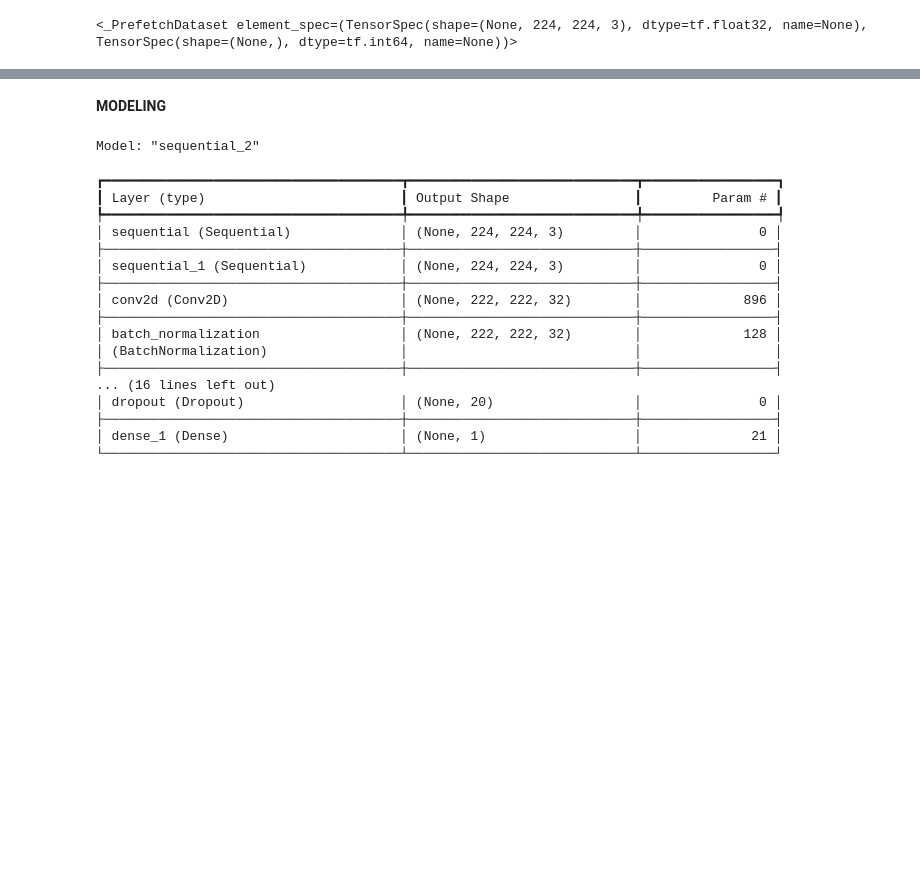
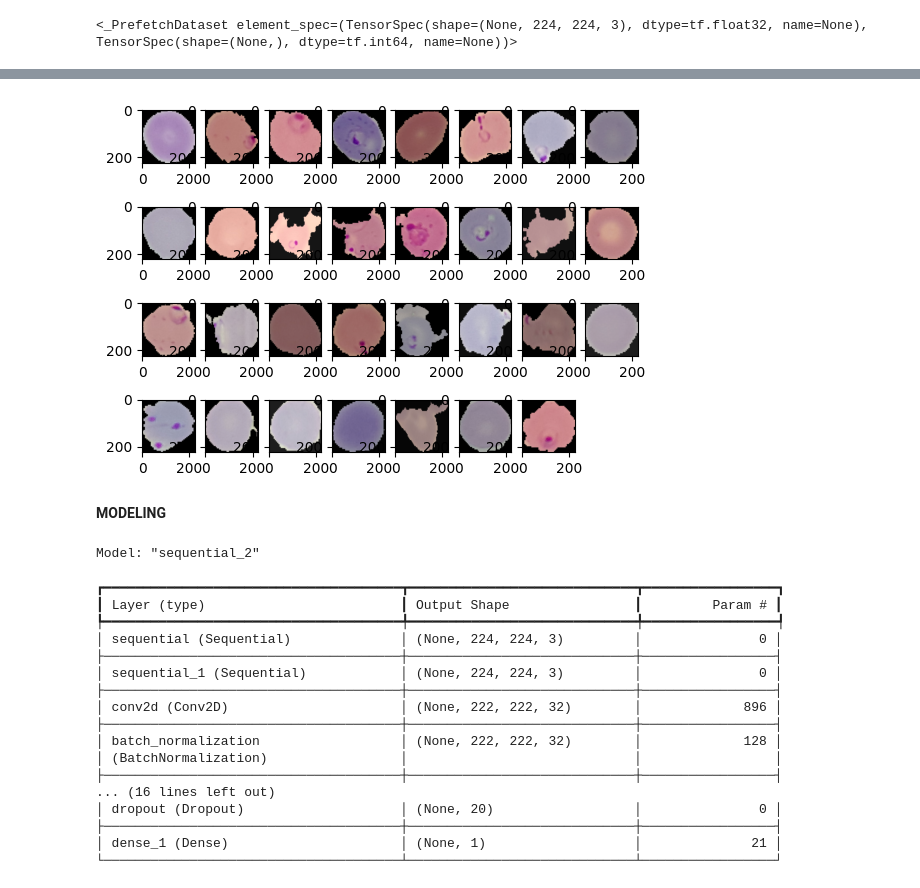
Before and after one commit to minhquang5014/malaria-prediction, a Jupyter notebook: CNN_model.ipynb, the cells around one changed output, grey strips where cells are left out. Saved outputs shown, nothing was run; the diff lists cells and outputs as text; code cells hidden in the pictures; blank space fills up the shorter version.

```diff
--- a/CNN_model.ipynb
+++ b/CNN_model.ipynb
@@ -265,3 +362,9 @@ InvalidArgumentError: {{function_node __wrapped__IteratorGetNext_output_types_2_
+# %%
+for i in range(1, 32):
+    plt.subplot(4, 8, i)
+    plt.imshow(img[i])
+# %% [output]
+[figure, added]
 # %% [markdown]
 **MODELING**
 # %%
```
Also changed, not shown: parts of 22 cells of this notebook.
